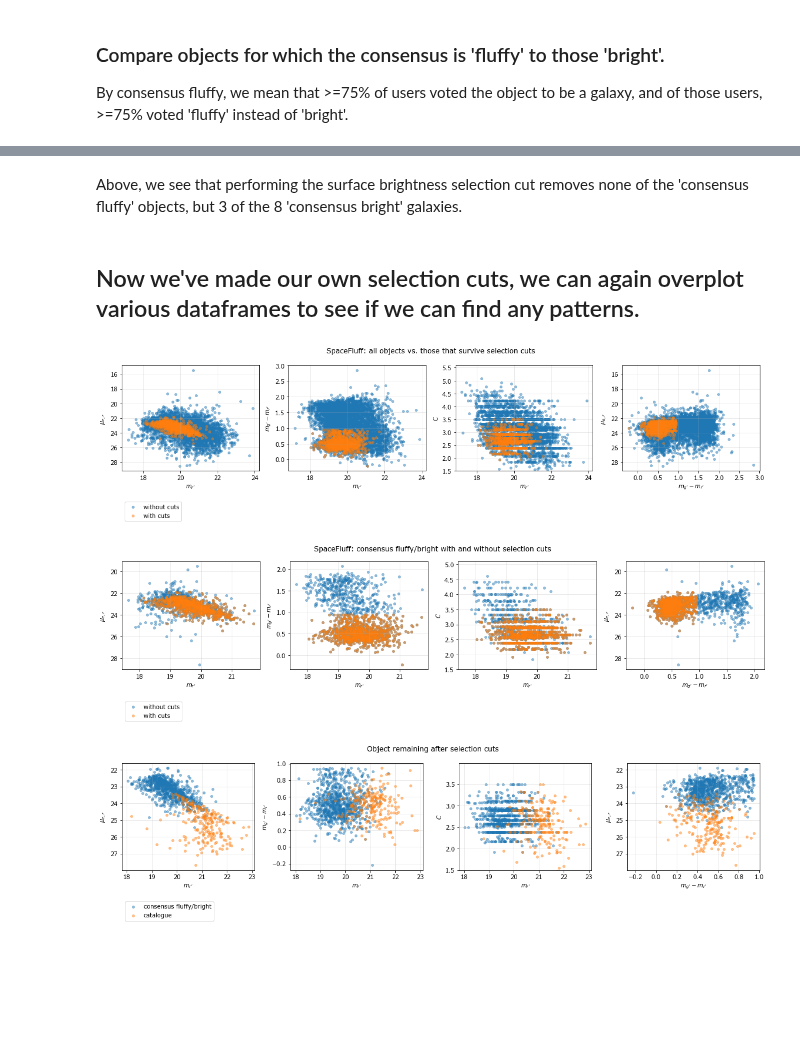
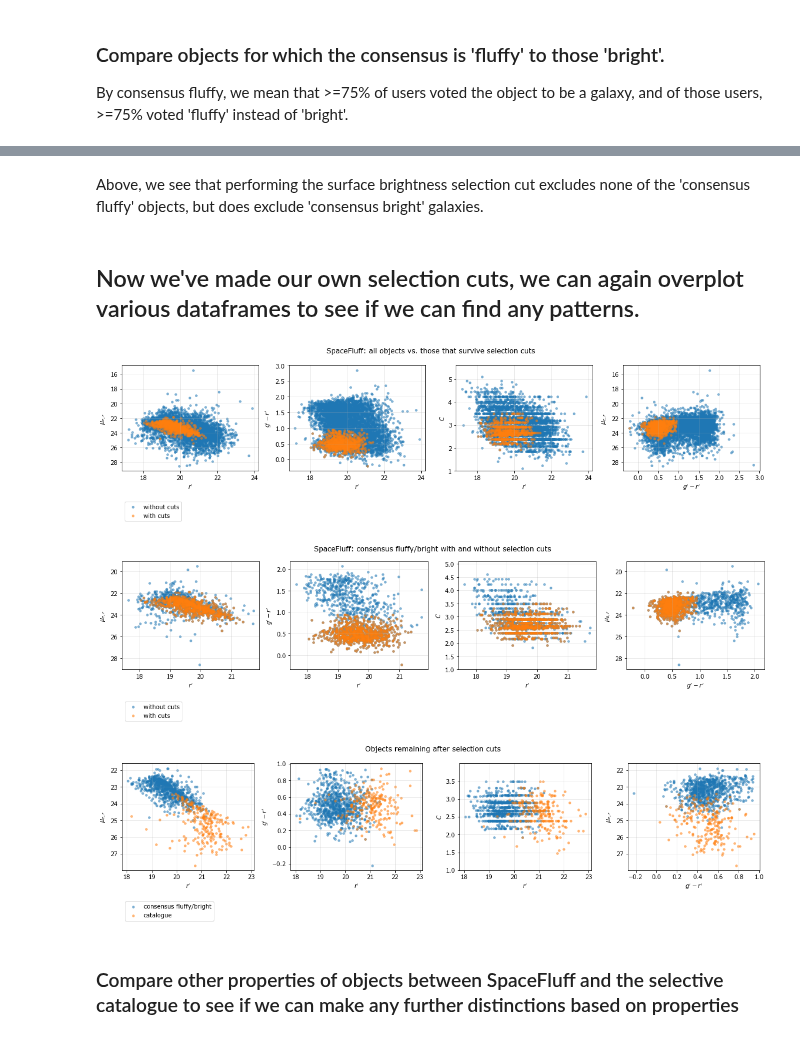
Before and after one commit to Seerden/SpaceFluff, a Jupyter notebook: analysis/classify workflow/sf_classify.ipynb, the cells around one changed output, grey strips where cells are left out. Drawn from its saved outputs; the diff is of its cells as text; code cells hidden in the pictures; blank space fills up the shorter version.

```diff
--- a/analysis/classify workflow/sf_classify.ipynb
+++ b/analysis/classify workflow/sf_classify.ipynb
@@ -365,8 +378,8 @@ def plot_fluffy_vs_bright(dfs, title, labels):
     fr = np.ravel(fr)
 
     common_args = {
-        'alpha': 0.45,
-        's': 15
+        'alpha': 0.5,
+        's': 12
     }
 
     for i, _df in enumerate(dfs):
@@ -376,24 +389,24 @@ def plot_fluffy_vs_bright(dfs, title, labels):
         fr[3].scatter(_df['g']-_df['r'], _df['mue_r'], **common_args, label=labels[i])
 
     fr[0].update({
-        'xlabel': "$m_{r'}$",
+        'xlabel': "$r'$",
         'ylabel': r"$\mu_{e,r}$",
         'ylim': fr[0].get_ylim()[::-1]
     })
 
     fr[1].update({
-        'xlabel': "$m_{r'}$",
-        'ylabel': "$m_{g'} - m_{r'}$"
+        'xlabel': "$r'$",
+        'ylabel': "$g'-r'$"
     })
 
     fr[2].update({
-        'xlabel': "$m_{r'}$",
+        'xlabel': "$r'$",
         'ylabel': '$C$',
-        'ylim': [1.5, 0.5+max([df['C'].max() for df in dfs])]
+        'ylim': [1, 0.5+max([_df['C'].max() for _df in dfs])]
     })
 
     fr[3].update({
-        'xlabel': r"$m_{g'}-m_{r'}$",
+        'xlabel': r"$g'-r'$",
         'ylabel': r"$\mu_{e,r}$",
         'ylim': fr[3].get_ylim()[::-1]
     })
@@ -420,3 +431,7 @@ cf_colorcut, cb_colorcut = cf[(cf['g']-cf['r']) < 0.95], cb[(cb['g']-cb['r']) <
+# %%
+colorcut_query = '(g-r < 0.95) and (g-i < 1.35)'
+cf_colorcut = cf.query(colorcut_query)
+cb_colorcut = cb.query(colorcut_query)
 # %%
 print(cf.shape[0], cb.shape[0])
 print(cf_colorcut.shape[0], cb_colorcut.shape[0])
@@ -488,5 +503,5 @@ legend_grid_show(fr)
 # %% [markdown]
-Above, we see that performing the surface brightness selection cut removes none of the 'consensus fluffy' objects, but 3 of the 8 'consensus bright' galaxies.
+Above, we see that performing the surface brightness selection cut excludes none of the 'consensus fluffy' objects, but does exclude 'consensus bright' galaxies.
 # %%
 def surface_brightness_cutoff(x, y, sigma):
     '''
@@ -515,7 +527,7 @@ plot_fluffy_vs_bright(
     ['without cuts', 'with cuts']
 )
 # %% [output]
-[figure, old version]
+[figure, new version]
 # %%
 plot_fluffy_vs_bright(
     [cf.append(cb), final_cut],
@@ -523,12 +535,14 @@ plot_fluffy_vs_bright(
     ['without cuts', 'with cuts']
 )
 # %% [output]
-[figure, old version]
+[figure, new version]
 # %%
 plot_fluffy_vs_bright(
     [final_cut, in_catalogue],
-    'Object remaining after selection cuts',
+    'Objects remaining after selection cuts',
     ['consensus fluffy/bright', 'catalogue']
 )
 # %% [output]
-[figure, old version]
+[figure, new version]
+# %% [markdown]
+### Compare other properties of objects between SpaceFluff and the selective catalogue to see if we can make any further distinctions based on properties
```
Also changed, not shown: parts of 20 cells of this notebook.
